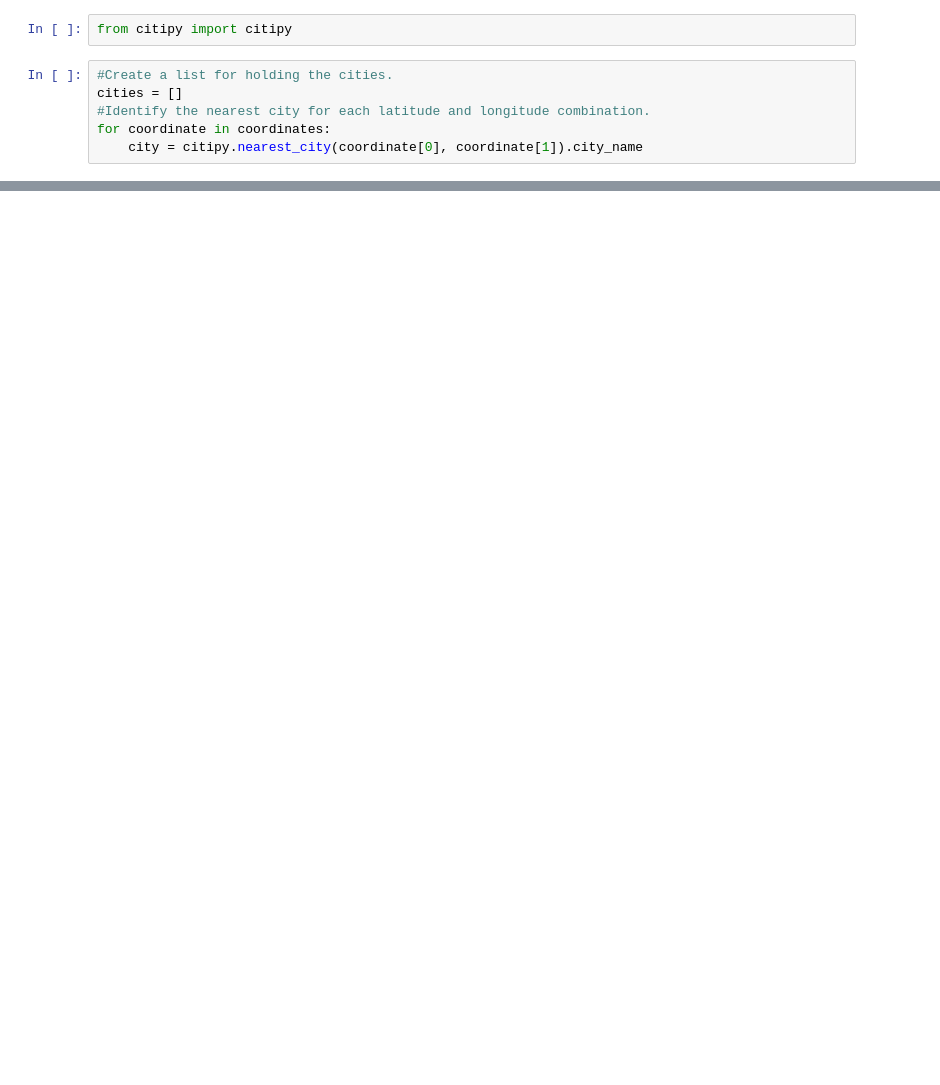
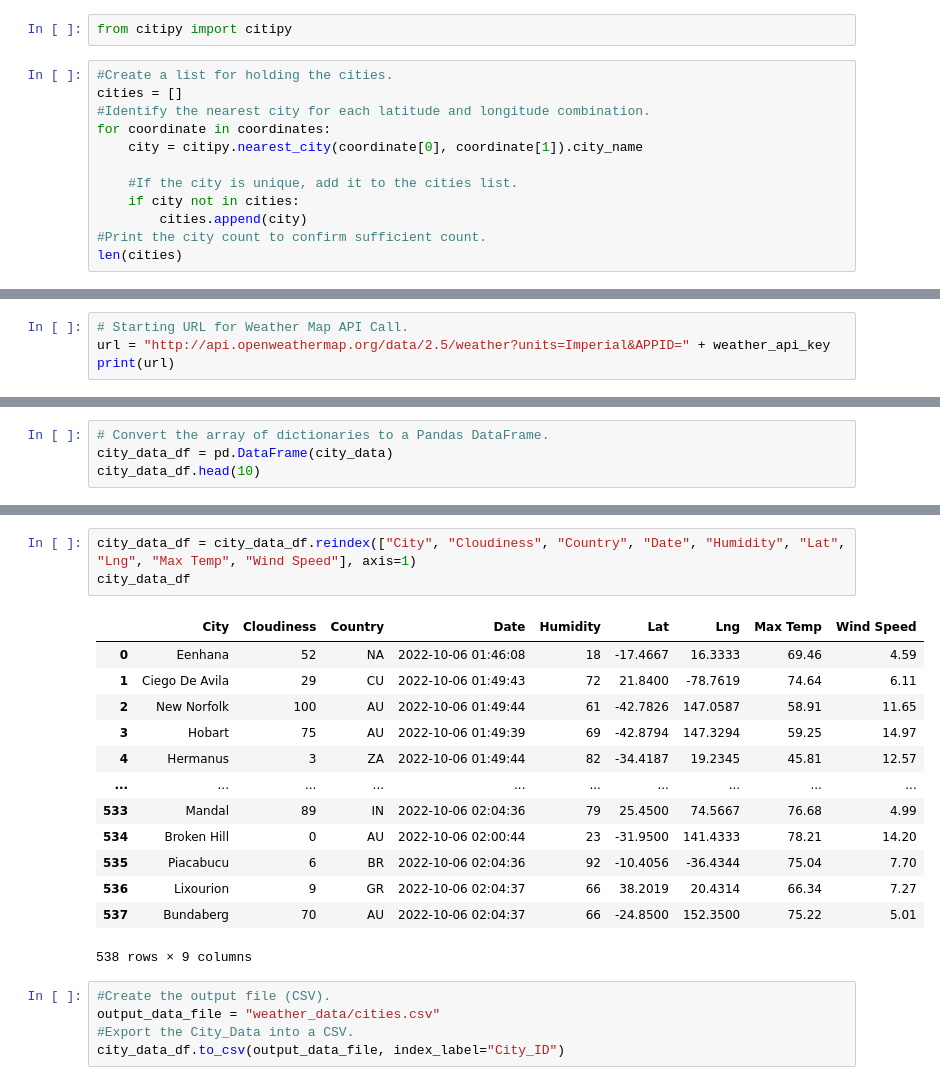
Before and after one commit to justin-behm2016/World_Weather_Analysis, a Jupyter notebook: WeatherPy.ipynb, the cells around one changed output, grey strips where cells are left out. Saved outputs shown, nothing was run; the diff lists cells and outputs as text; blank space fills up the shorter version.

Commit message:
Creating city data CSV.

```diff
--- a/WeatherPy.ipynb
+++ b/WeatherPy.ipynb
@@ -44,3 +44,9 @@ cities = []
 #Identify the nearest city for each latitude and longitude combination.
 for coordinate in coordinates:
     city = citipy.nearest_city(coordinate[0], coordinate[1]).city_name
+
+    #If the city is unique, add it to the cities list.
+    if city not in cities:
+        cities.append(city)
+#Print the city count to confirm sufficient count.
+len(cities)
@@ -46,0 +65,4 @@ for coordinate in coordinates:
+# %%
+# Starting URL for Weather Map API Call.
+url = "http://api.openweathermap.org/data/2.5/weather?units=Imperial&APPID=" + weather_api_key
+print(url)
@@ -46,0 +155,4 @@ for coordinate in coordinates:
+# %%
+# Convert the array of dictionaries to a Pandas DataFrame.
+city_data_df = pd.DataFrame(city_data)
+city_data_df.head(10)
@@ -46,0 +171,22 @@ for coordinate in coordinates:
+# %%
+city_data_df = city_data_df.reindex(["City", "Cloudiness", "Country", "Date", "Humidity", "Lat", "Lng", "Max Temp", "Wind Speed"], axis=1)
+city_data_df
+# %% [output]
+|  | City | Cloudiness | Country | Date | Humidity | Lat | Lng | Max Temp | Wind Speed |
+| 0 | Eenhana | 52 | NA | 2022-10-06 01:46:08 | 18 | -17.4667 | 16.3333 | 69.46 | 4.59 |
+| 1 | Ciego De Avila | 29 | CU | 2022-10-06 01:49:43 | 72 | 21.8400 | -78.7619 | 74.64 | 6.11 |
+| 2 | New Norfolk | 100 | AU | 2022-10-06 01:49:44 | 61 | -42.7826 | 147.0587 | 58.91 | 11.65 |
+| 3 | Hobart | 75 | AU | 2022-10-06 01:49:39 | 69 | -42.8794 | 147.3294 | 59.25 | 14.97 |
+| 4 | Hermanus | 3 | ZA | 2022-10-06 01:49:44 | 82 | -34.4187 | 19.2345 | 45.81 | 12.57 |
+| ... | ... | ... | ... | ... | ... | ... | ... | ... | ... |
+| 533 | Mandal | 89 | IN | 2022-10-06 02:04:36 | 79 | 25.4500 | 74.5667 | 76.68 | 4.99 |
+| 534 | Broken Hill | 0 | AU | 2022-10-06 02:00:44 | 23 | -31.9500 | 141.4333 | 78.21 | 14.20 |
+| 535 | Piacabucu | 6 | BR | 2022-10-06 02:04:36 | 92 | -10.4056 | -36.4344 | 75.04 | 7.70 |
+| 536 | Lixourion | 9 | GR | 2022-10-06 02:04:37 | 66 | 38.2019 | 20.4314 | 66.34 | 7.27 |
+| 537 | Bundaberg | 70 | AU | 2022-10-06 02:04:37 | 66 | -24.8500 | 152.3500 | 75.22 | 5.01 |
+538 rows × 9 columns
+# %%
+#Create the output file (CSV).
+output_data_file = "weather_data/cities.csv"
+#Export the City_Data into a CSV.
+city_data_df.to_csv(output_data_file, index_label="City_ID")
```
Also changed, not shown: parts of 7 cells of this notebook, 2 other files.
